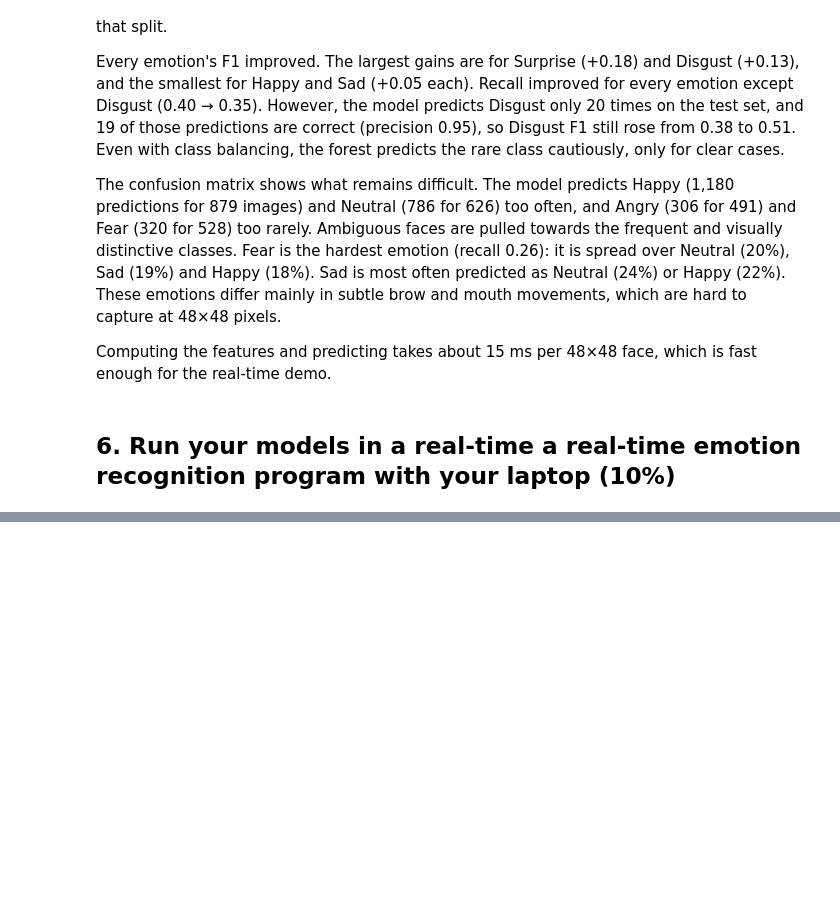
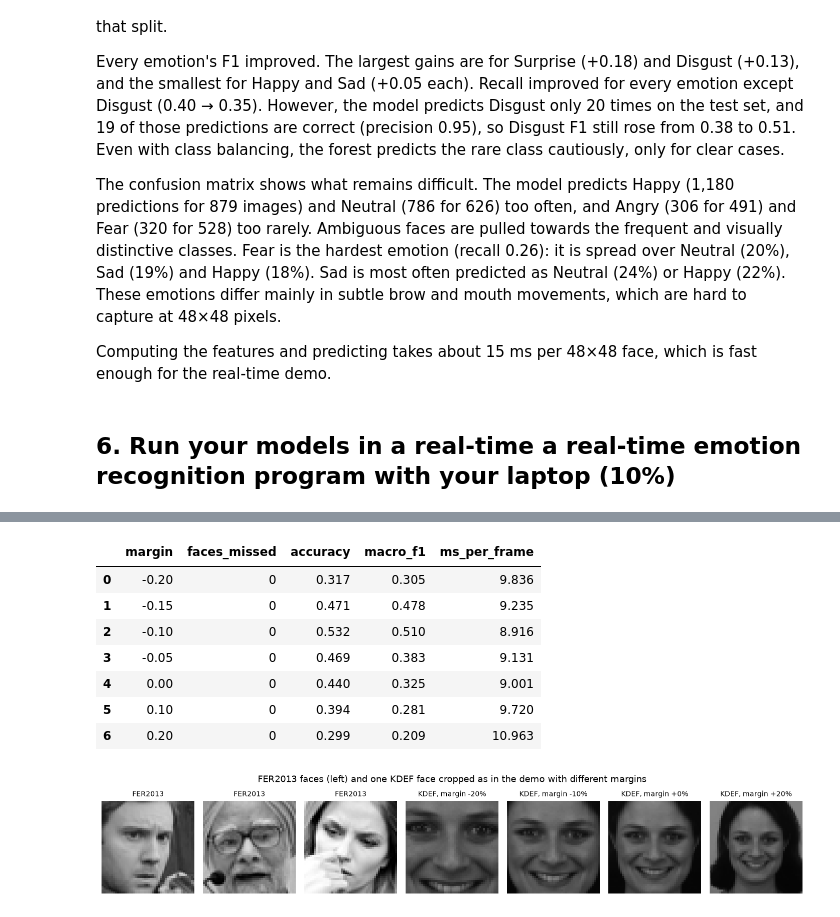
Before and after one commit to dhafinrizaldi/emotion-detection, a Jupyter notebook: emotion_detection_group11.ipynb, the cells around one changed output, grey strips where cells are left out. Drawn from its saved outputs; the diff is of its cells as text; code cells hidden in the pictures; blank space fills up the shorter version.

Commit message:
Finish task 6

```diff
--- a/emotion_detection_group11.ipynb
+++ b/emotion_detection_group11.ipynb
@@ -1894,0 +1951,71 @@ Computing the features and predicting takes about 15 ms per 48×48 face, which i
+# %%
+from pathlib import Path
+from time import perf_counter
+import json
+
+import cv2
+import numpy as np
+import pandas as pd
+import matplotlib.pyplot as plt
+from IPython.display import display
+from sklearn.metrics import accuracy_score, f1_score
+
+from demo import EmotionRecognizer
+
+T6_ROOT = Path.cwd()
+assert (T6_ROOT / 'demo.py').exists(), 'Run from the repository folder.'
+T6_OUT = T6_ROOT / 'results' / 'task6'
+T6_OUT.mkdir(parents=True, exist_ok=True)
+
+# KDEF photos stand in for webcam frames: real, full-resolution faces that pass through the
+# demo's exact pipeline (Haar detection -> crop -> 48x48 -> features -> model).
+t6_manifest = pd.read_csv(T6_ROOT / 'results/task2/frontal_manifest.csv')
+t6_manifest['path'] = t6_manifest.path.str.replace('\\', '/', regex=False)
+t6_frames = [cv2.imread(str(T6_ROOT / path)) for path in t6_manifest.path]
+t6_labels = t6_manifest.label.to_numpy()
+t6_recognizer = EmotionRecognizer(smoothing=None)  # single photos, so no averaging over frames
+
+t6_rows = []
+for margin in [-0.2, -0.15, -0.1, -0.05, 0.0, 0.1, 0.2]:
+    t6_recognizer.margin = margin
+    start = perf_counter()
+    results = [t6_recognizer.process(frame) for frame in t6_frames]
+    ms_per_frame = 1000 * (perf_counter() - start) / len(t6_frames)
+    predicted = np.array([-1 if r is None else t6_recognizer.emotions.index(r[1]) for r in results])
+    t6_rows.append({'margin': margin, 'faces_missed': int((predicted == -1).sum()),
+                    'accuracy': accuracy_score(t6_labels, predicted),
+                    'macro_f1': f1_score(t6_labels, predicted, labels=range(7), average='macro'),
+                    'ms_per_frame': ms_per_frame})
+t6_results = pd.DataFrame(t6_rows)
+t6_results.to_csv(T6_OUT / 'crop_margin_results.csv', index=False)
+display(t6_results.round(3))
+
+# What the model sees: FER training faces next to a KDEF face cropped with different margins.
+t6_fer = pd.read_csv(T6_ROOT / 'data' / 'fer2013.csv', nrows=3)
+t6_examples = [(np.array(s.split(), dtype=np.uint8).reshape(48, 48), 'FER2013') for s in t6_fer.pixels]
+t6_gray = cv2.cvtColor(t6_frames[3], cv2.COLOR_BGR2GRAY)
+x, y, w, h = max(t6_recognizer.detector.detectMultiScale(t6_gray, 1.3, 5), key=lambda b: b[2] * b[3])
+for margin in [-0.2, -0.1, 0.0, 0.2]:
+    dx, dy = int(w * margin), int(h * margin)
+    crop = t6_gray[max(0, y - dy):y + h + dy, max(0, x - dx):x + w + dx]
+    t6_examples.append((cv2.resize(crop, (48, 48), interpolation=cv2.INTER_AREA),
+                        f'KDEF, margin {margin:+.0%}'))
+fig, axes = plt.subplots(1, len(t6_examples), figsize=(13, 2.4))
+for ax, (image, title) in zip(axes, t6_examples):
+    ax.imshow(image, cmap='gray', vmin=0, vmax=255)
+    ax.set_title(title, fontsize=9)
+    ax.axis('off')
+fig.suptitle('FER2013 faces (left) and one KDEF face cropped as in the demo with different margins')
+plt.tight_layout()
+fig.savefig(T6_OUT / 'crop_examples.png', dpi=160, bbox_inches='tight')
+plt.show()
+# %% [output]
+|  | margin | faces_missed | accuracy | macro_f1 | ms_per_frame |
+| 0 | -0.20 | 0 | 0.317 | 0.305 | 9.836 |
+| 1 | -0.15 | 0 | 0.471 | 0.478 | 9.235 |
+| 2 | -0.10 | 0 | 0.532 | 0.510 | 8.916 |
+| 3 | -0.05 | 0 | 0.469 | 0.383 | 9.131 |
+| 4 | 0.00 | 0 | 0.440 | 0.325 | 9.001 |
+| 5 | 0.10 | 0 | 0.394 | 0.281 | 9.720 |
+| 6 | 0.20 | 0 | 0.299 | 0.209 | 10.963 |
+[figure, added]
```
Also changed, not shown: parts of 6 cells of this notebook, 8 other files.
